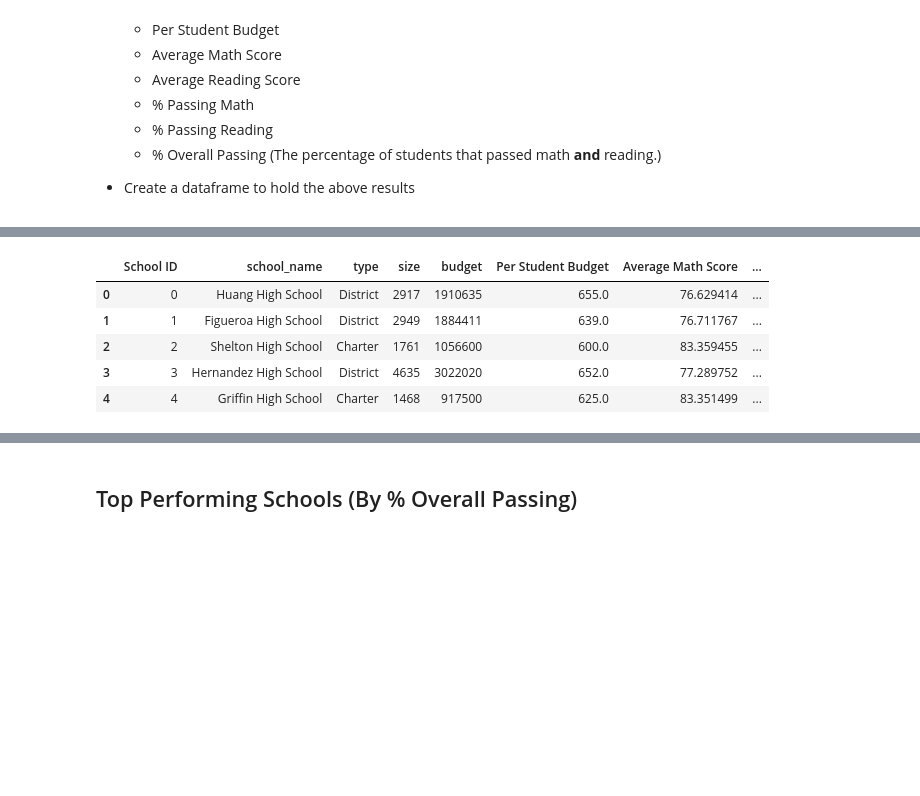
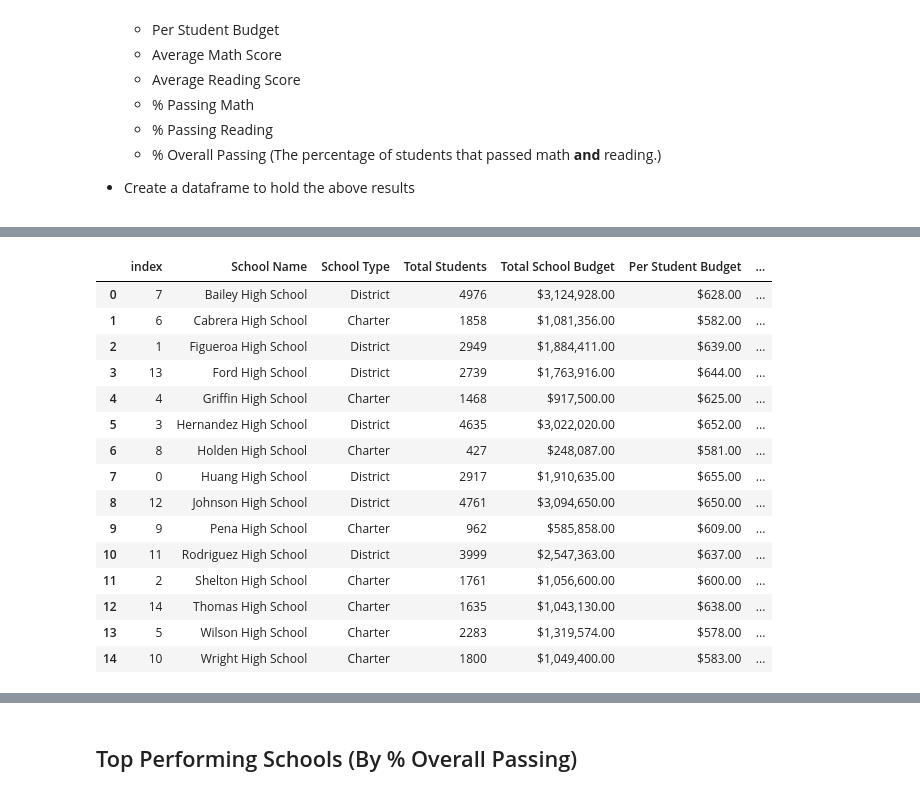
Before and after one commit to UoT-Bootcamp/Pandas---Challenge, a Jupyter notebook: PyCitySchools/PyCitySchools_PyCitySchools_starter.ipynb, the cells around one changed output, grey strips where cells are left out. Drawn from its saved outputs; the diff is of its cells as text; code cells hidden in the pictures; blank space fills up the shorter version.

Commit message:
Script for school summary

```diff
--- a/PyCitySchools/PyCitySchools_PyCitySchools_starter.ipynb
+++ b/PyCitySchools/PyCitySchools_PyCitySchools_starter.ipynb
@@ -128,78 +103,103 @@ print(student_data_df.head())
 # %%
-# # Create a copy of school_data and student_data
-# school_data_df = school_data.copy()
-# student_data_df =student_data.copy()
+# Create a copy of school_data and student_data
+school_data_df = school_data.copy()
+student_data_df =student_data.copy()
 
-# Rename the columns
-# school_data_df = school_data_df.rename(columns = {"school_name": "School Name",
-#                                 "type": "School Type",
-#                                 "size": "Total Students"
-#                                 })
-
-# Insert a new column 'Per Student Budget' in the 'school_data_copy'
+# Insert a new column 'Per Student Budget' in the 'school_data_copy' DataFrame and calculate the budget per student
 school_data_df["Per Student Budget"] = school_data_df["budget"] / school_data_df["size"]
 
-# # Insert a new column 'Total School Budget' and insert the budget series in it
-# school_data_df["Total School Budget"] = school_data_df["budget"]
-
-# # Kept only the columns we want in our new 'school_data_df' DataFrame
-# school_data_df = school_data_df[["School Name", "School Type", "Total Students", "Total School Budget", "Per Student Budget"]]
-# school_data_df.head()
-
-
-
+# Group the 'student_data_df' DataFrame, calculate the average of math and reading score and reset the index
 average_math_score = student_data_df.groupby(["school_name"])["math_score", "reading_score"].mean()
 average_math_score.reset_index()
 
+# Merge the above DataFrame to 'school_data_df' DataFrame on key "school_name"
 school_data_df = school_data_df.merge(average_math_score, on = "school_name", how = "outer")
-school_data_df.head()
 
+# Rename the column headers in the main DataFrame i.e 'school_data_df'
 school_data_df = school_data_df.rename(columns = {"math_score" : "Average Math Score",
                                                  "reading_score" : "Average Reading Score"
                                                  })
 
+# Locate the students whose math's score is greater than or equal to 70
 passing_math70 = student_data_df.loc[student_data_df["math_score"] >= 70, :]
+
+# Group the 'passing_math70' DataFrame by 'school_name', count the number of students who scored >= 70 and reset the index
 total_passing70_math = passing_math70.groupby(["school_name"])["math_score"].count()
 total_passing70_math.reset_index()
 
+# Merge the above DataFrame to 'school_data_df' DataFrame on key "school_name"
 school_data_df = school_data_df.merge(total_passing70_math, on = "school_name", how = "outer")
 
+# Calculate the '% Passing Math' and store the data in 'math_score' column
 school_data_df["math_score"] = (school_data_df["math_score"] / school_data_df["size"]) * 100
 
+# Locate the students whose reading's score is greater than or equal to 70
+passing_reading70 = student_data_df.loc[student_data_df["reading_score"] >= 70, :]
 
-passing_reading70 = student_data_df.loc[student_data_df["reading_score"] >= 70, :]
+# Group the 'passing_reading70' DataFrame by 'school_name', count the number of students who scored >= 70 and reset the index
 total_passing70_reading = passing_reading70.groupby(["school_name"])["reading_score"].count()
 total_passing70_reading.reset_index()
 
+# Merge the above DataFrame to 'school_data_df' DataFrame on key "school_name"
 school_data_df = school_data_df.merge(total_passing70_reading, on = "school_name", how = "outer")
 
+# Calculate the '% Passing Reading' and store the data in 'reading_score' column
 school_data_df["reading_score"] = (school_data_df["reading_score"] / school_data_df["size"]) * 100
 
+# Rename the column headers in the main DataFrame i.e 'school_data_df'
 school_data_df = school_data_df.rename(columns = {"math_score" : "% Passing Math",
                                                  "reading_score" : "% Passing Reading"
                                                  })
 
+# Locate the students that passed both math and reading with score >= 70
+passing_math70_reading70 = student_data_df.loc[(student_data_df["math_score"] >= 70) & (student_data_df["reading_score"] >= 70), :]
 
-passing_math70_reading70 = student_data_df.loc[(student_data_df["math_score"] >= 70) & (student_data_df["reading_score"] >= 70), :]
+# Group the 'passing_math70_reading70' DataFrame by 'school_name', count the number of students who scored >= 70 both in math & reading and reset the index
+# By counting the column, either 'math_score' or 'reading_score', we will get the number of students who passed in both math and reading
 total_math70_reading70 = passing_math70_reading70.groupby(["school_name"])["math_score"].count()
 total_math70_reading70.reset_index()
 
+# # Merge the above DataFrame to 'school_data_df' DataFrame on key "school_name"
 school_data_df = school_data_df.merge(total_math70_reading70, on = "school_name", how = "outer")
 
-
+# Calculate the '% Overall Passing' and store the data in 'math_score' column
 school_data_df["math_score"] = (school_data_df["math_score"] / school_data_df["size"]) * 100
 
-school_data_df = school_data_df.rename(columns = {"math_score" : "% Overall Passing",
+# Rename the column headers in the main DataFrame i.e 'school_data_df'
+school_data_df = school_data_df.rename(columns = {"school_name" : "School Name",
+                                                  "type" : "School Type",
+                                                  "size" : "Total Students",
+                                                  "budget" : "Total School Budget",
+                                                  "math_score" : "% Overall Passing",
                                                  })
 
 
-# del school_data_df["school_ID"]
+# Delete 'School ID' column in the DataFrame
+del school_data_df["School ID"]
 
-school_data_df.head()
+# Sort the DataFrame in ascending order based on 'School Name' column
+school_data_df = school_data_df.sort_values("School Name", ascending = True)
+
+# Format the above data frame to add '$' sign and ','
+school_data_df["Total School Budget"] = school_data_df["Total School Budget"].map("${:,.2f}".format)
+school_data_df["Per Student Budget"] = school_data_df["Per Student Budget"].map("${:.2f}".format)
+
+# school_data_df = school_data_df.reset_index(level = None)
+school_data_df
 # %% [output]
-|  | School ID | school_name | type | size | budget | Per Student Budget | Average Math Score | ... |
-| 0 | 0 | Huang High School | District | 2917 | 1910635 | 655.0 | 76.629414 | ... |
-| 1 | 1 | Figueroa High School | District | 2949 | 1884411 | 639.0 | 76.711767 | ... |
-| 2 | 2 | Shelton High School | Charter | 1761 | 1056600 | 600.0 | 83.359455 | ... |
-| 3 | 3 | Hernandez High School | District | 4635 | 3022020 | 652.0 | 77.289752 | ... |
-| 4 | 4 | Griffin High School | Charter | 1468 | 917500 | 625.0 | 83.351499 | ... |
+|  | index | School Name | School Type | Total Students | Total School Budget | Per Student Budget | ... |
+| 0 | 7 | Bailey High School | District | 4976 | $3,124,928.00 | $628.00 | ... |
+| 1 | 6 | Cabrera High School | Charter | 1858 | $1,081,356.00 | $582.00 | ... |
+| 2 | 1 | Figueroa High School | District | 2949 | $1,884,411.00 | $639.00 | ... |
+| 3 | 13 | Ford High School | District | 2739 | $1,763,916.00 | $644.00 | ... |
+| 4 | 4 | Griffin High School | Charter | 1468 | $917,500.00 | $625.00 | ... |
+| 5 | 3 | Hernandez High School | District | 4635 | $3,022,020.00 | $652.00 | ... |
+| 6 | 8 | Holden High School | Charter | 427 | $248,087.00 | $581.00 | ... |
+| 7 | 0 | Huang High School | District | 2917 | $1,910,635.00 | $655.00 | ... |
+| 8 | 12 | Johnson High School | District | 4761 | $3,094,650.00 | $650.00 | ... |
+| 9 | 9 | Pena High School | Charter | 962 | $585,858.00 | $609.00 | ... |
+| 10 | 11 | Rodriguez High School | District | 3999 | $2,547,363.00 | $637.00 | ... |
+| 11 | 2 | Shelton High School | Charter | 1761 | $1,056,600.00 | $600.00 | ... |
+| 12 | 14 | Thomas High School | Charter | 1635 | $1,043,130.00 | $638.00 | ... |
+| 13 | 5 | Wilson High School | Charter | 2283 | $1,319,574.00 | $578.00 | ... |
+| 14 | 10 | Wright High School | Charter | 1800 | $1,049,400.00 | $583.00 | ... |
```
Also changed, not shown: parts of 2 cells of this notebook.
